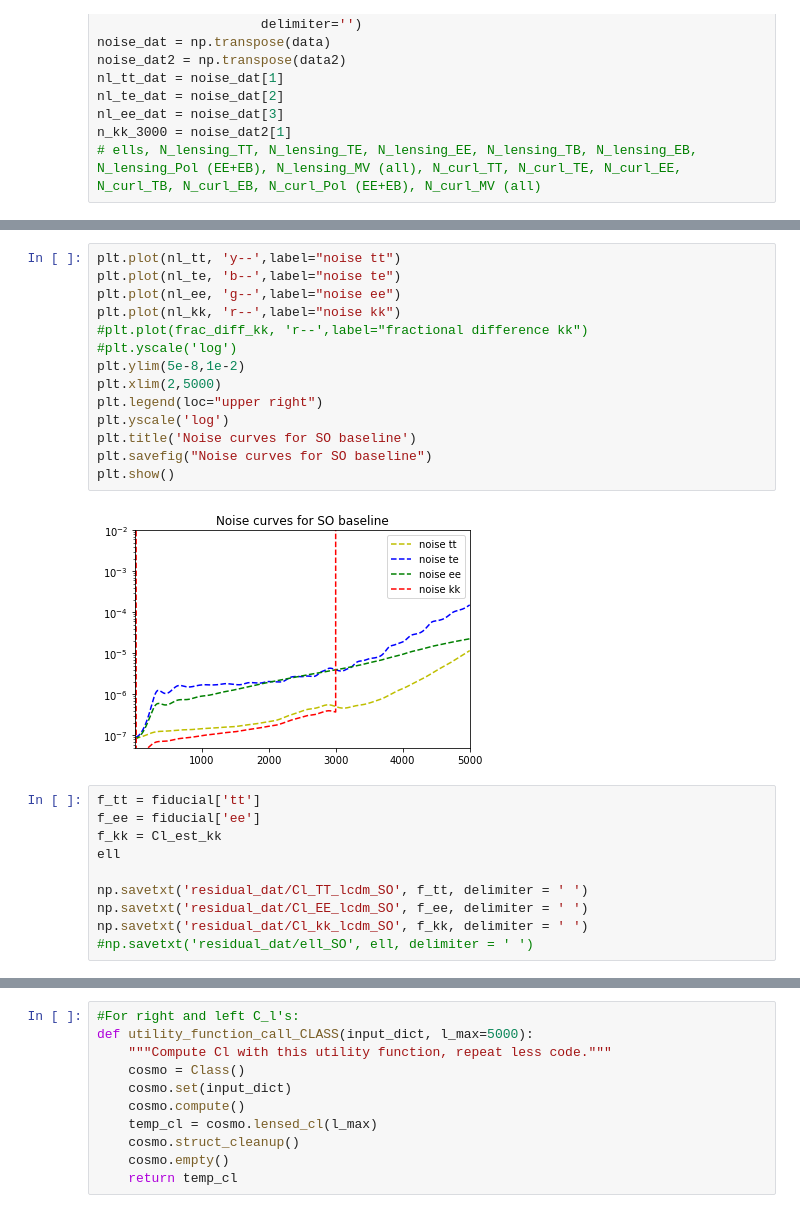
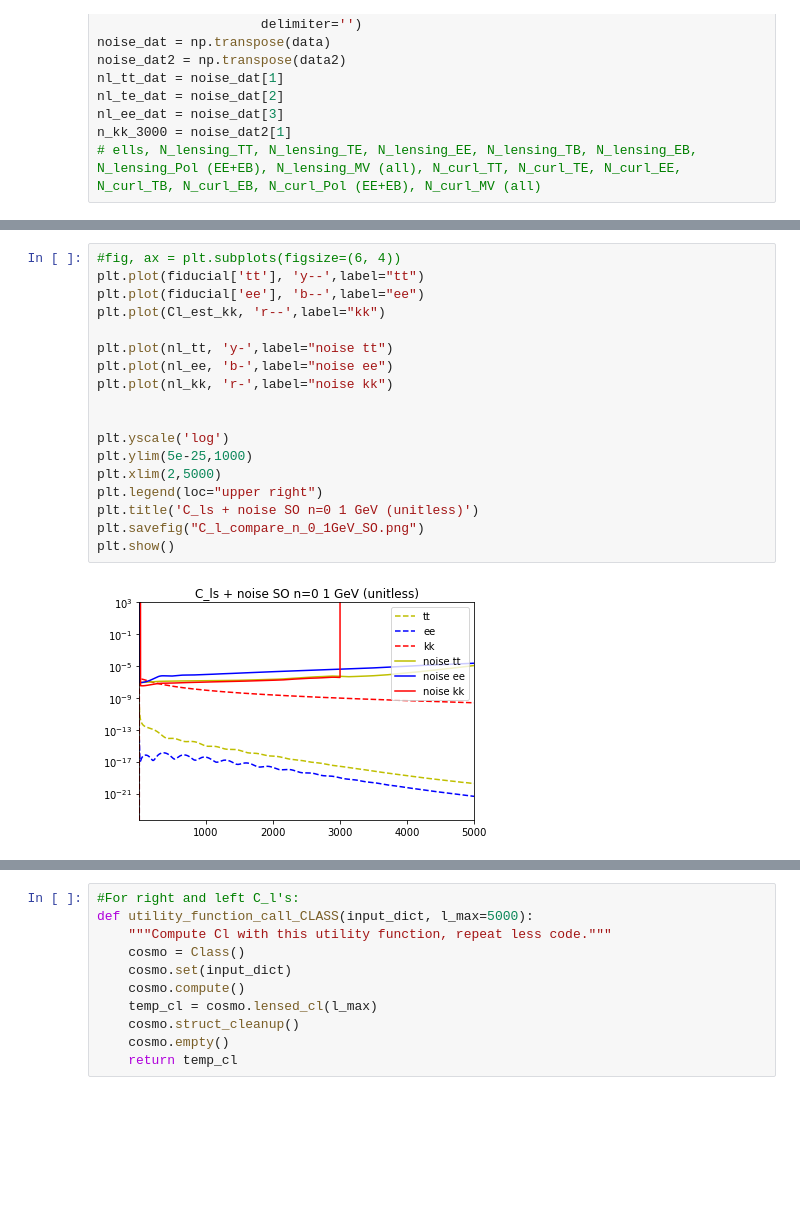
Before and after one commit to iej2106/fisher_dmb, a Jupyter notebook: compute_fisher_dmb_SO.ipynb, the cells around one changed output, grey strips where cells are left out. Cells and saved outputs as stored; diff of their text form; blank space fills up the shorter version.

```diff
--- a/compute_fisher_dmb_SO.ipynb
+++ b/compute_fisher_dmb_SO.ipynb
@@ -101,26 +113,20 @@ nl_kk[20:2999] = n_kk_3000
 # %%
-plt.plot(nl_tt, 'y--',label="noise tt")
-plt.plot(nl_te, 'b--',label="noise te")
-plt.plot(nl_ee, 'g--',label="noise ee")
-plt.plot(nl_kk, 'r--',label="noise kk")
-#plt.plot(frac_diff_kk, 'r--',label="fractional difference kk")
-#plt.yscale('log')
-plt.ylim(5e-8,1e-2)
+#fig, ax = plt.subplots(figsize=(6, 4))
+plt.plot(fiducial['tt'], 'y--',label="tt")
+plt.plot(fiducial['ee'], 'b--',label="ee")
+plt.plot(Cl_est_kk, 'r--',label="kk")
+
+plt.plot(nl_tt, 'y-',label="noise tt")
+plt.plot(nl_ee, 'b-',label="noise ee")
+plt.plot(nl_kk, 'r-',label="noise kk")
+
+
+plt.yscale('log')
+plt.ylim(5e-25,1000)
 plt.xlim(2,5000)
 plt.legend(loc="upper right")
-plt.yscale('log')
-plt.title('Noise curves for SO baseline')
-plt.savefig("Noise curves for SO baseline")
+plt.title('C_ls + noise SO n=0 1 GeV (unitless)')
+plt.savefig("C_l_compare_n_0_1GeV_SO.png")
 plt.show()
 # %% [output]
-[figure, old version]
+[figure, new version]
-# %%
-f_tt = fiducial['tt']
-f_ee = fiducial['ee']
-f_kk = Cl_est_kk
-ell
-
-np.savetxt('residual_dat/Cl_TT_lcdm_SO', f_tt, delimiter = ' ')
-np.savetxt('residual_dat/Cl_EE_lcdm_SO', f_ee, delimiter = ' ')
-np.savetxt('residual_dat/Cl_kk_lcdm_SO', f_kk, delimiter = ' ')
-#np.savetxt('residual_dat/ell_SO', ell, delimiter = ' ')
```
Also changed, not shown: parts of 14 cells of this notebook, 3 other files.
